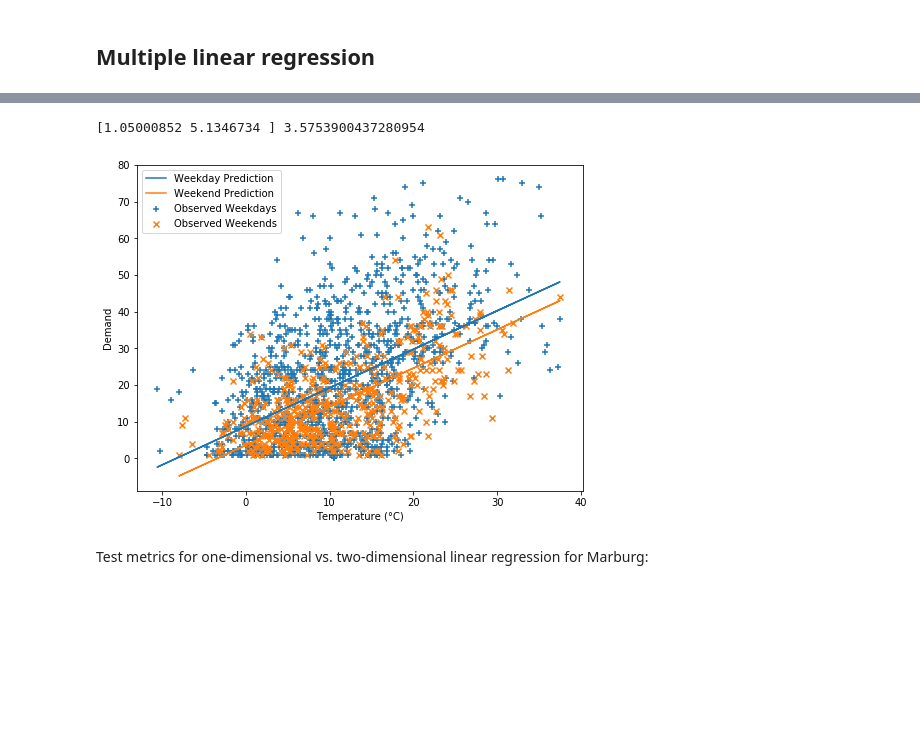
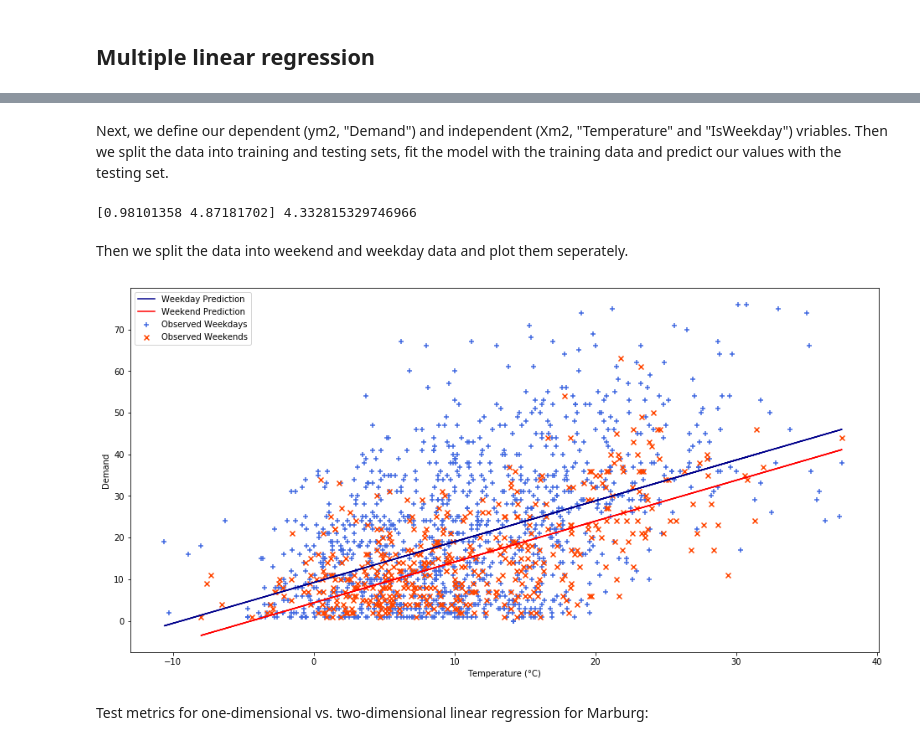
Before and after one commit to mogottsch/dsml_2020_magma, a Jupyter notebook: 3_predictive_analytics/Linear Regression.ipynb, the cells around one changed output, grey strips where cells are left out. Cells and saved outputs as stored; diff of their text form; code cells hidden in the pictures; blank space fills up the shorter version.

```diff
--- a/3_predictive_analytics/Linear Regression.ipynb
+++ b/3_predictive_analytics/Linear Regression.ipynb
@@ -171,11 +197,7 @@ marburgWeather
 # %%
 MulRegMar = pd.DataFrame()
 MulRegMar["temperature"] = marburgWeather.resample('H', on="h").max()['temperature'].values#.reshape(-1,1)
-MulRegMar["temperature"] = MulRegMar["temperature"].fillna(10.511236338797794)
-#MulRegMar["temperature"] = np.nan_to_num(xm, nan = 10.511236338797794)
 MulRegMar["IsWeekday"] = marburgWeather.resample('H', on="h").max()["IsWeekday"].values
-MulRegMar["IsWeekday"] = MulRegMar["IsWeekday"].fillna(1)
-#MulRegMar["IsWeekday"] = np.nan_to_num(xm2, nan = 1)
 MulRegMar["Demand"] = marburgWeather.resample('H', on="h").count()["day"].values
 MulRegMar.info()
 # %% [output]
@@ -191,0 +216,6 @@ memory usage: 206.0 KB
+# %%
+# We get the average temperature with the .describe() function below.
+# marburgWeather["temperature"].describe()
+MulRegMar["temperature"] = MulRegMar["temperature"].fillna(14.158637)
+MulRegMar["IsWeekday"] = MulRegMar["IsWeekday"].fillna(1)
+MulRegMar.info()
@@ -192,3 +233,6 @@ memory usage: 206.0 KB
+# %% [markdown]
+Next, we define our dependent (ym2, "Demand") and independent (Xm2, "Temperature" and "IsWeekday") vriables.
+Then we split the data into training and testing sets, fit the model with the training data and predict our values with the testing set.
 # %%
 Xm2 = MulRegMar[["temperature", "IsWeekday"]]
 ym2 = MulRegMar[["Demand", "IsWeekday"]]
@@ -199,39 +243,41 @@ y_pred_m2 = lin_mod_mul_m.predict(xm2_test)
 y_true_m2 = ym2_test["Demand"]
 print(lin_mod_mul_m.coef_, lin_mod_mul_m.intercept_)
 # %% [output]
-[1.05000852 5.1346734 ] 3.5753900437280954
+[0.98101358 4.87181702] 4.332815329746966
+# %% [markdown]
+Then we split the data into weekend and weekday data and plot them seperately.
 # %%
 Xm2_weekday = xm2_test[xm2_test["IsWeekday"]==1]
 Xm2_weekend = xm2_test[xm2_test["IsWeekday"]==0]
 ym2_weekday = ym2_test[ym2_test["IsWeekday"]==1]
 ym2_weekend = ym2_test[ym2_test["IsWeekday"]==0]
 ym2_pred_weekday = lin_mod_mul_m.predict(Xm2_weekday)
 ym2_pred_weekend = lin_mod_mul_m.predict(Xm2_weekend)
 
-plt.figure(figsize = (8,6))
+plt.figure(figsize = (16,8))
 
 plt.scatter(Xm2_weekday["temperature"], ym2_weekday["Demand"],
             #MulRegMar[MulRegMar["IsWeekday"]==1]["Demand"],
-            marker="+", label="Observed Weekdays")
+            marker="+", color = 'royalblue', label="Observed Weekdays")
 
 plt.scatter(Xm2_weekend["temperature"], ym2_weekend["Demand"],
             #MulRegMar[MulRegMar["IsWeekday"]==0]["Demand"],
-            marker="x", label="Observed Weekends")
+            marker="x", color = 'orangered', label="Observed Weekends")
 
 plt.plot(Xm2_weekday["temperature"],
-         ym2_pred_weekday,
+         ym2_pred_weekday, color = 'darkblue',
          label="Weekday Prediction")
 plt.plot(Xm2_weekend["temperature"],
-         ym2_pred_weekend,
+         ym2_pred_weekend, color = 'red',
          label="Weekend Prediction")
 
 plt.xlabel("Temperature (°C)")
 plt.ylabel("Demand")
 
 plt.legend()
 plt.show()
 # %% [output]
-[figure, old version]
+[figure, new version]
 # %% [markdown]
 Test metrics for one-dimensional vs. two-dimensional linear regression for Marburg:
 # %%
```
Also changed, not shown: parts of 29 cells of this notebook.
